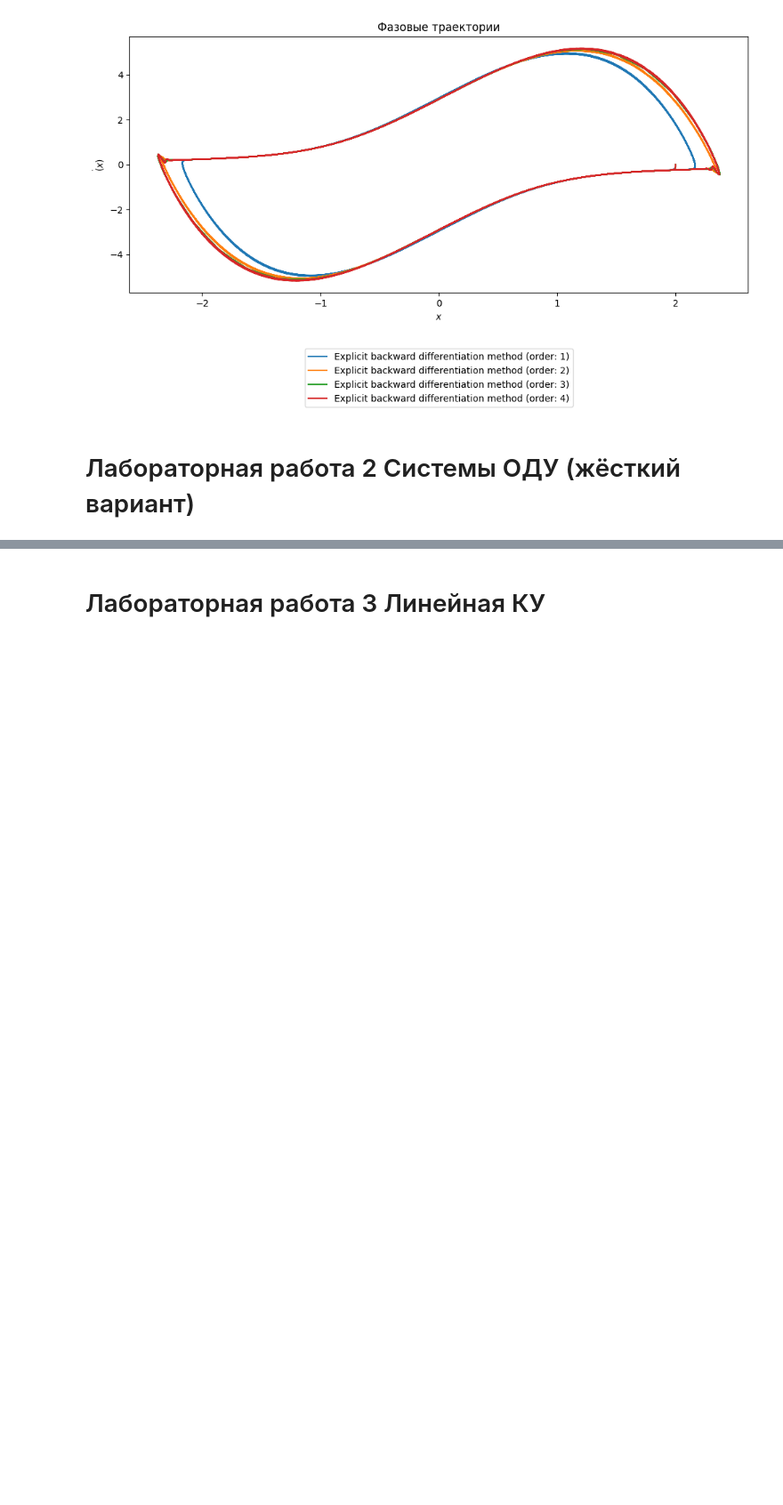
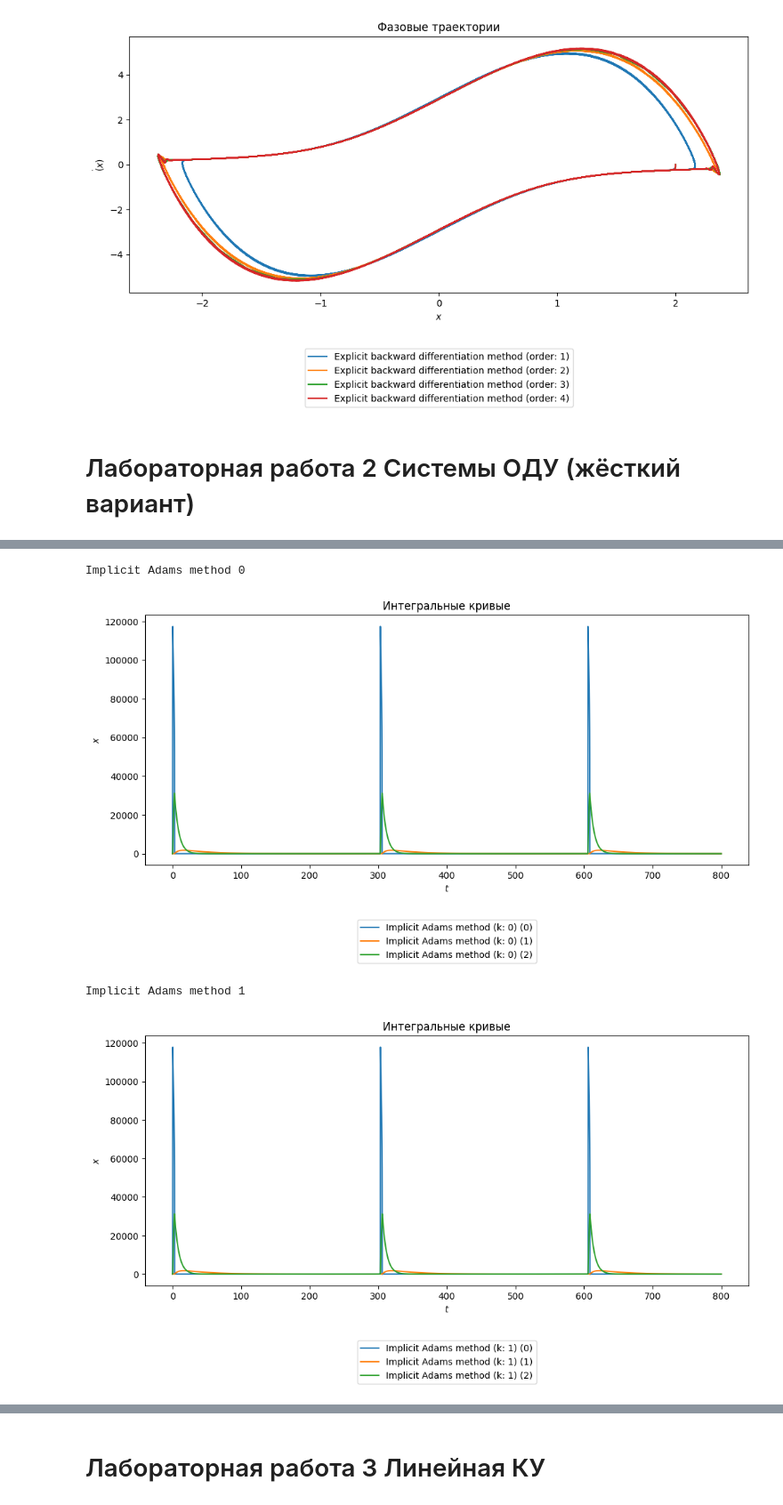
Before and after one commit to vlad-cool/MiptCompMath, a Jupyter notebook: task6.ipynb, the cells around one changed output, grey strips where cells are left out. Shown at 89% size. Cells and saved outputs as stored; diff of their text form; code cells hidden in the pictures; blank space fills up the shorter version.

```diff
--- a/task6.ipynb
+++ b/task6.ipynb
@@ -631,0 +697,80 @@ KeyboardInterrupt:
+# %%
+tau = 0.01
+t_stop = 800
+
+enabled = True
+
+class ImplicitAdamsMethod:
+    def __init__(self, order: int):
+        self.name = "Implicit Adams method"
+        self.order = order
+        self.solution = None
+
+    def set_solution(self, t, x, x_dot):
+        self.solution = Solution(t, x, x_dot)
+
+methods: list[ImplicitAdamsMethod] = []
+
+methods.append(
+    ImplicitAdamsMethod(
+        0,
+    )
+)
+
+methods.append(
+    ImplicitAdamsMethod(
+        1,
+    )
+)
+
+methods.append(
+    ImplicitAdamsMethod(
+        2,
+    )
+)
+
+methods.append(
+    ImplicitAdamsMethod(
+        3,
+    )
+)
+
+if enabled:
+    for method in methods:
+        t = [0]
+        i = 1
+
+        x = [
+            np.array([0.5, 0.5, 0.5])
+        ]
+
+        print(method.name, method.order)
+
+        while tau * i <= t_stop:
+            try:
+                x.append(solve_adams_implicit(tau, t[i - 1], x, f, method.order))
+            except Exception as e:
+                print(e)
+                print(f"Failed to solve at t = {tau * i}")
+                break
+
+            t.append(tau * i)
+
+            i += 1
+
+            if verbose:
+                print(tau * i)
+
+        method.set_solution(
+            t,
+            np.array(x),
+            np.array(x),
+        )
+        plot_solutions([method], multidimensionals_solution=True, parameter="k")
+
+    plot_solutions(methods, multidimensionals_solution=True, parameter="k")
+# %% [output]
+Implicit Adams method 0
+[figure, added]
+Implicit Adams method 1
+[figure, added]
```
Also changed, not shown: parts of 13 cells of this notebook.
